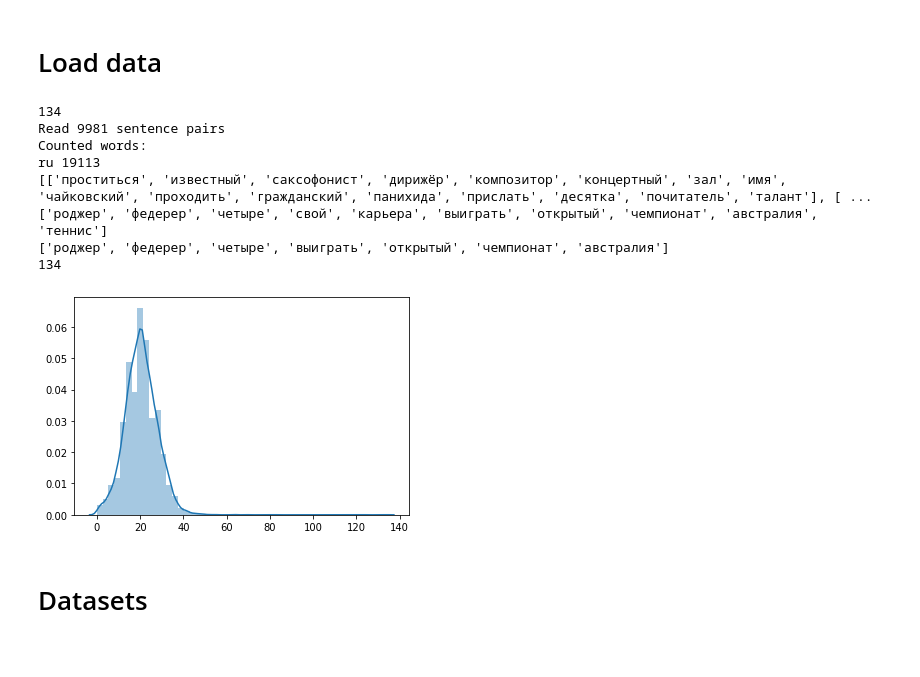
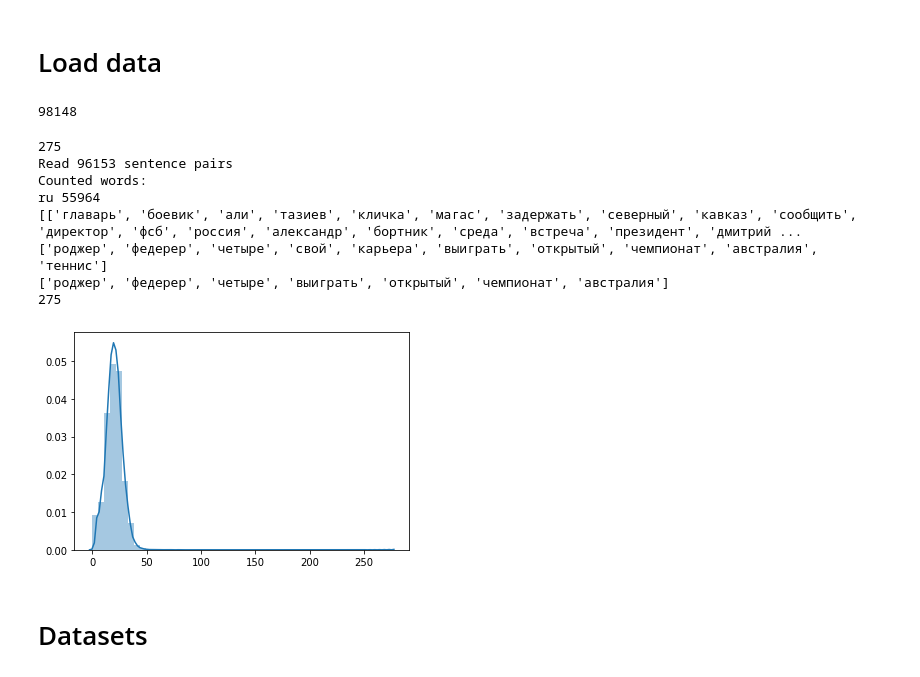
Before and after one commit to DmitriyValetov/nlp_course_project, a Jupyter notebook: main_transformer_headline_generation_simple.ipynb, the cells around one changed output. Cells and saved outputs as stored; diff of their text form; code cells hidden in the pictures.

```diff
--- a/main_transformer_headline_generation_simple.ipynb
+++ b/main_transformer_headline_generation_simple.ipynb
@@ -136,9 +136,14 @@ Using cuda
 # save_texts(texts, titles)
 # %% [markdown]
 # Load data
+# %%
+texts, titles = load_texts("ria_text_titles.json") #
+print(len(texts))
+# %% [output]
+98148
 # %%
-texts, titles = load_texts("ria_text_titles.json")
-texts, titles = texts[:10000], titles[:10000]
+texts, titles = load_texts("ria_text_titles.json") # 98148
+# texts, titles = texts[:30000], titles[:30000]
 print(max([len(t) for t in texts]))
 
 
@@ -214,39 +219,39 @@ def indexesFromSentence(lang, sentence):
     return [lang.word2index[word] for word in sentence]
 
 
 def tensorFromSentence(lang, sentence):
     indexes = indexesFromSentence(lang, sentence)
     indexes.append(EOS_token)
     return torch.tensor(indexes, dtype=torch.long, device=device)
 
 
 def tensorsFromPair(pair):
     input_tensor = tensorFromSentence(lang, pair[0])
     target_tensor_t = tensorFromSentence(lang, pair[1][:-1])
     target_tensor_l = tensorFromSentence(lang, pair[1])
     return (input_tensor, target_tensor_t, target_tensor_l)
 
 
 lang, pairs = prepareData(texts, titles)
 print(random.choice(pairs))
 
 lens = [len(t) for t in texts]
 sns.distplot(lens)
 
 i = 100
 print(texts[i])
 print(titles[i])
 print(lang.max_seq_length)
 # %% [output]
-134
-Read 9981 sentence pairs
+275
+Read 96153 sentence pairs
 Counted words:
-ru 19113
-[['проститься', 'известный', 'саксофонист', 'дирижёр', 'композитор', 'концертный', 'зал', 'имя', 'чайковский', 'проходить', 'гражданский', 'панихида', 'прислать', 'десятка', 'почитатель', 'талант'], [ ...
+ru 55964
+[['главарь', 'боевик', 'али', 'тазиев', 'кличка', 'магас', 'задержать', 'северный', 'кавказ', 'сообщить', 'директор', 'фсб', 'россия', 'александр', 'бортник', 'среда', 'встреча', 'президент', 'дмитрий ...
 ['роджер', 'федерер', 'четыре', 'свой', 'карьера', 'выиграть', 'открытый', 'чемпионат', 'австралия', 'теннис']
 ['роджер', 'федерер', 'четыре', 'выиграть', 'открытый', 'чемпионат', 'австралия']
-134
+275
-[figure, old version]
+[figure, new version]
 # %% [markdown]
 # Datasets
 # %%
```
Also changed, not shown: parts of 15 cells of this notebook.
